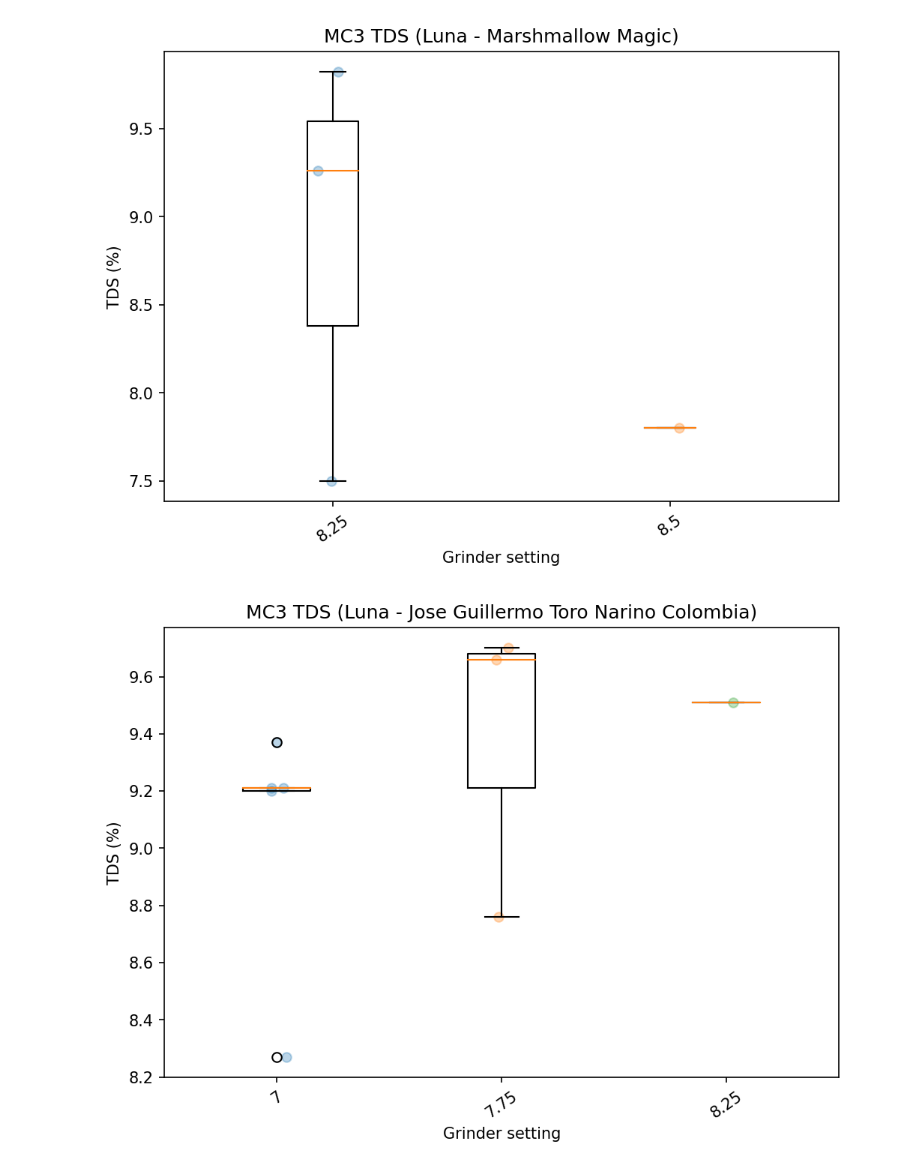
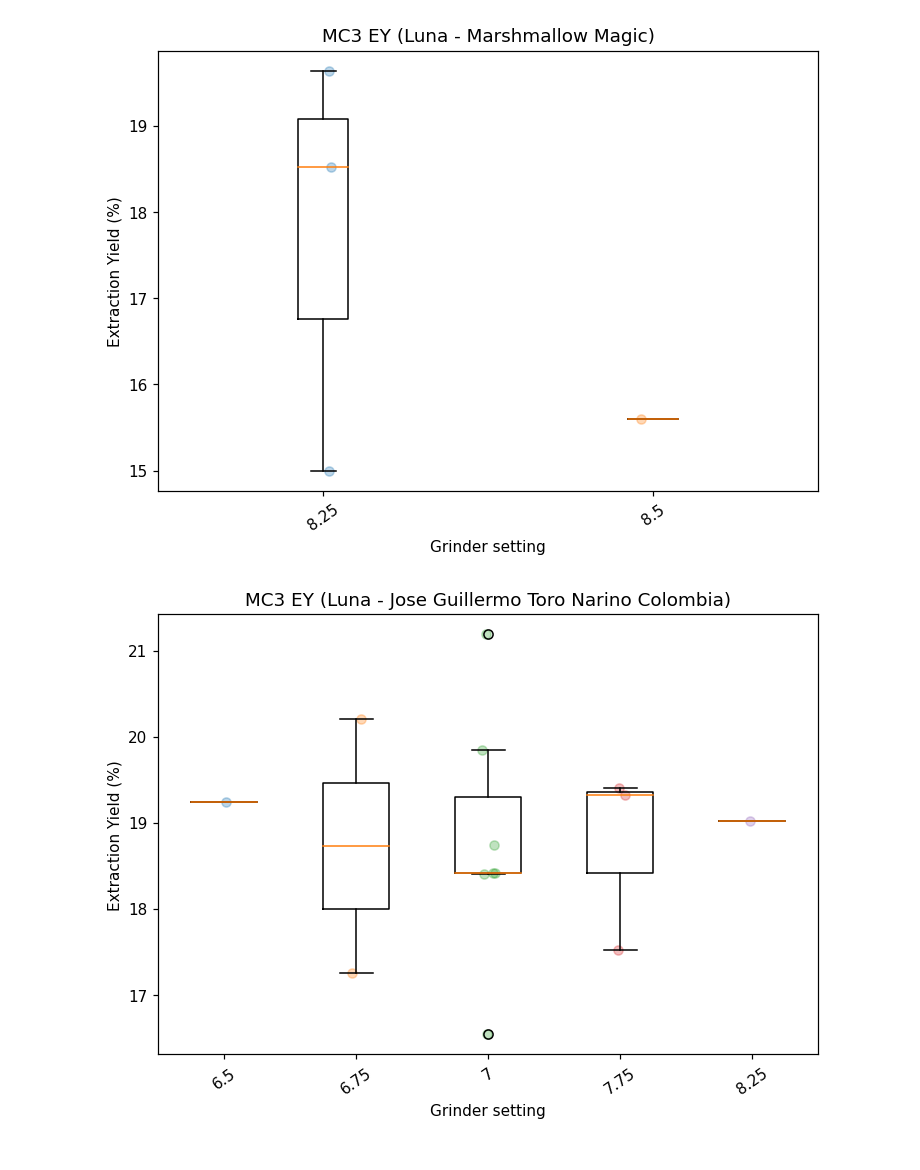
Before and after one commit to badisa/optpresso, a Jupyter notebook: notebooks/tds_analysis.ipynb, the cells around one changed output. Cells and saved outputs as stored; diff of their text form; code cells hidden in the pictures.

```diff
--- a/notebooks/tds_analysis.ipynb
+++ b/notebooks/tds_analysis.ipynb
@@ -46,20 +48,21 @@ with NamedTemporaryFile(suffix=".csv") as temp:
             ofs.write(chunk)
     df = pd.read_csv(temp.name)
 # Clean up the CSV file.
-for char in [' ', '(', ')', "%", "/", "\\"]:
+for char in [' ', '(', ')', "%", "/", "\\", '"']:
     df.columns = df.columns.str.strip().str.lower().str.replace(char, '')
 df = df[df["grinder"].astype(bool)][df["grindersetting"].astype(bool)]
 # Only look at data with TDS values
 invalid_indices = df[df["tdsatagounfiltered"].isna()].index
 df.drop(invalid_indices, inplace=True)
+df = df.assign(extraction_yield = df.tdsatagounfiltered * df.output / df.coffeegrams)
 # %%
 for name, subdf in df.groupby(["grinder", "coffee"]):
-    plt.scatter(subdf["time"], subdf["tdsatagounfiltered"], label=name)
+    plt.scatter(subdf.time, subdf.extraction_yield, label=": ".join(name))
 ax = plt.gca()
-ax.set_title("TDS by time")
-ax.set_ylabel("TDS(%)")
+ax.set_title("Extraction Yield to shot time")
+ax.set_ylabel("Extraction Yield(%)")
 ax.set_xlabel("Pull time")
-poly_fit = np.poly1d(np.polyfit(df["time"], df["tdsatagounfiltered"], 1))
+poly_fit = np.poly1d(np.polyfit(df.time, df.extraction_yield, 1))
 print("Fit func", poly_fit)
 plt.plot(
     df["time"].unique(),
@@ -77,12 +80,12 @@ Fit func
 # %%
 print("RATINGS ARE ARBITRARY AND NOT CONSISTENTLY COLLECTED")
 for name, subdf in df.groupby(["grinder", "coffee"]):
-    plt.scatter(subdf["arbitraryrating1-10"], subdf["tdsatagounfiltered"], label=name)
+    plt.scatter(subdf["arbitraryrating1-10"], subdf.extraction_yield, label=": ".join(name))
 ax = plt.gca()
-ax.set_title("TDS and Rating")
-ax.set_ylabel("TDS(%)")
+ax.set_title("Extration Yield and Rating")
+ax.set_ylabel("Extraction Yield(%)")
 ax.set_xlabel("Arbitrary Rating (1-10)")
-poly_fit = np.poly1d(np.polyfit(df["arbitraryrating1-10"], df["tdsatagounfiltered"], 1))
+poly_fit = np.poly1d(np.polyfit(df["arbitraryrating1-10"], df.extraction_yield, 1))
 print("Fit func", poly_fit)
 plt.plot(
     df["arbitraryrating1-10"].unique(),
@@ -116,13 +119,13 @@ for coffee in df.coffee.unique():
     for grinder in grinders:
         columns = []
         times = []
-        fig = plt.Figure()
+        fig = plt.Figure(dpi=110)
         axe = fig.add_axes([0, 0, 1, 1])
         subdf = df[(df["grinder"] == grinder) & (df["coffee"] == coffee)]
         if subdf.empty:
             continue
         for grind in sorted(subdf.grindersetting.unique(), key=sort_key):
-            tds_vals = subdf[subdf["grindersetting"] == grind].tdsatagounfiltered.tolist()
+            tds_vals = subdf[subdf["grindersetting"] == grind].extraction_yield.tolist()
             columns.append(grind)
             times.append(tds_vals)
         if len(columns) == 0:
@@ -136,8 +139,8 @@ for coffee in df.coffee.unique():
             i += 1
         axe.set_xticklabels(columns, rotation=35, ha='center')
         fig.suptitle('')
-        axe.set_title(f"{grinder} TDS ({coffee})")
-        axe.set_ylabel("TDS (%)")
+        axe.set_title(f"{grinder} EY ({coffee})")
+        axe.set_ylabel("Extraction Yield (%)")
         axe.set_xlabel("Grinder setting")
         display(fig)
 # %% [output]
@@ -146,2 +149,2 @@ for coffee in df.coffee.unique():
-[figure, old version]
+[figure, new version]
-[figure, old version]
+[figure, new version]
```
Also changed, not shown: parts of 4 cells of this notebook.
